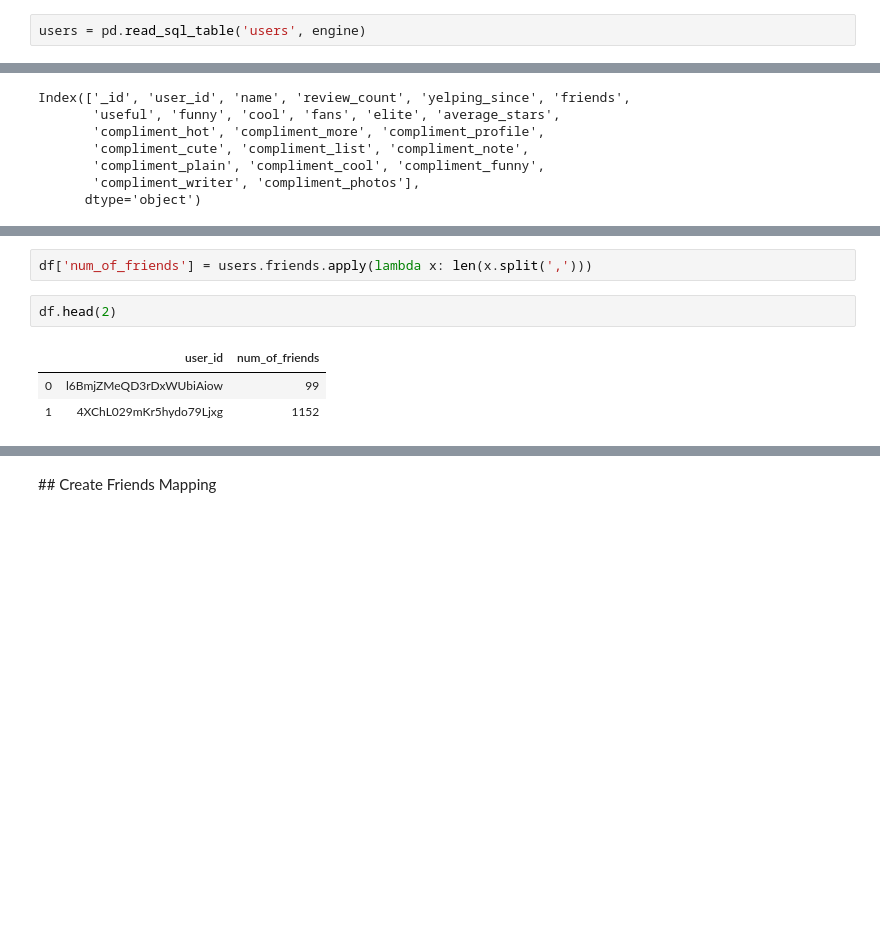
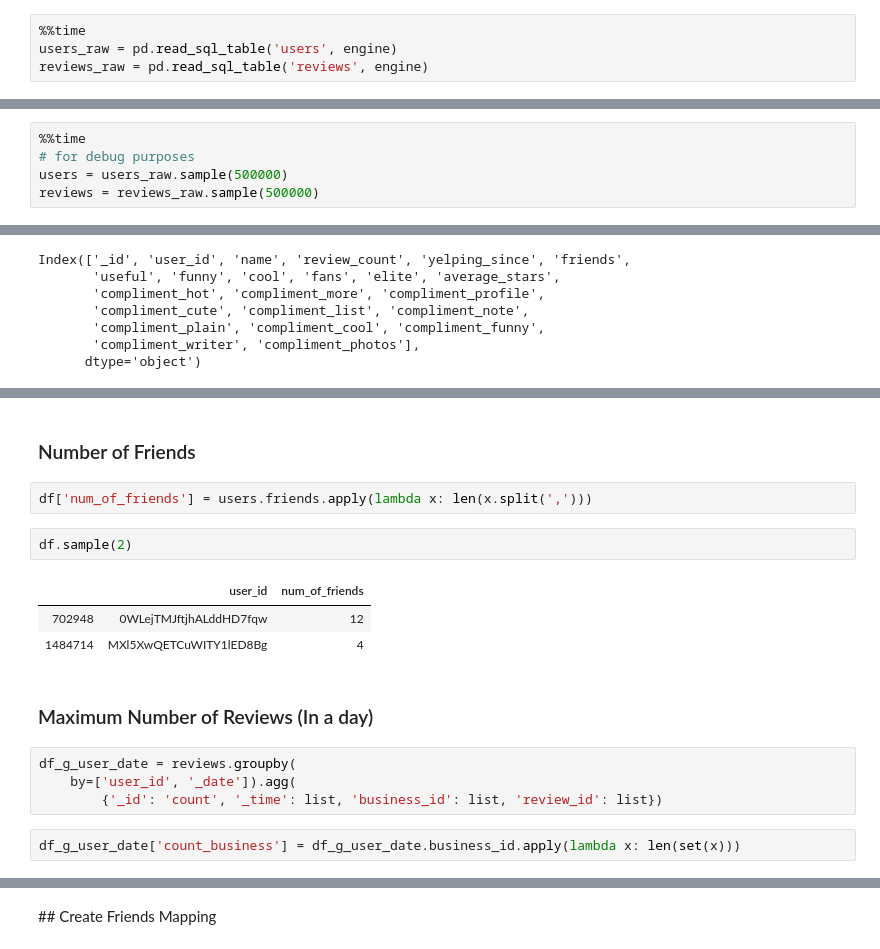
Before and after one commit to metinsenturk/review-credibility, a Jupyter notebook: notebooks/User features.ipynb, the cells around one changed output, grey strips where cells are left out. Drawn from its saved outputs; the diff is of its cells as text; blank space fills up the shorter version.

```diff
--- a/notebooks/User features.ipynb
+++ b/notebooks/User features.ipynb
@@ -10,4 +10,6 @@ from credible import connectors
 # %%
 engine = connectors.connect_to_sqlite()
 # %%
-users = pd.read_sql_table('users', engine)
+%%time
+users_raw = pd.read_sql_table('users', engine)
+reviews_raw = pd.read_sql_table('reviews', engine)
@@ -22,0 +19,5 @@ df.head(2)
+# %%
+%%time
+# for debug purposes
+users = users_raw.sample(500000)
+reviews = reviews_raw.sample(500000)
@@ -44,8 +79,18 @@ Index(['_id', 'user_id', 'name', 'review_count', 'yelping_since', 'friends',
+# %% [markdown]
+### Number of Friends
 # %%
 df['num_of_friends'] = users.friends.apply(lambda x: len(x.split(',')))
 # %%
-df.head(2)
+df.sample(2)
 # %% [output]
 |  | user_id | num_of_friends |
-| 0 | l6BmjZMeQD3rDxWUbiAiow | 99 |
-| 1 | 4XChL029mKr5hydo79Ljxg | 1152 |
+| 702948 | 0WLejTMJftjhALddHD7fqw | 12 |
+| 1484714 | MXl5XwQETCuWITY1lED8Bg | 4 |
+# %% [markdown]
+### Maximum Number of Reviews (In a day)
+# %%
+df_g_user_date = reviews.groupby(
+    by=['user_id', '_date']).agg(
+        {'_id': 'count', '_time': list, 'business_id': list, 'review_id': list})
+# %%
+df_g_user_date['count_business'] = df_g_user_date.business_id.apply(lambda x: len(set(x)))
```
Also changed, not shown: parts of 27 cells of this notebook, 1 other file.
